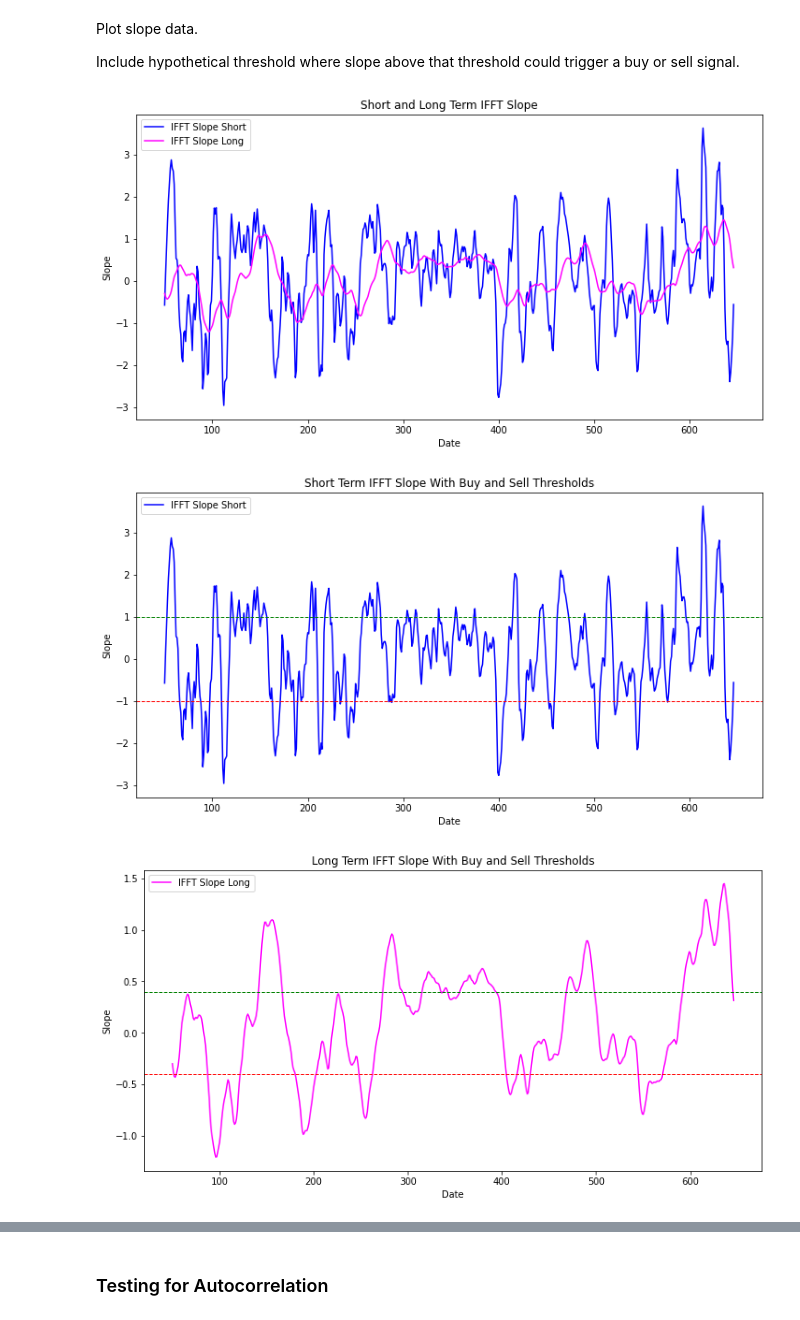
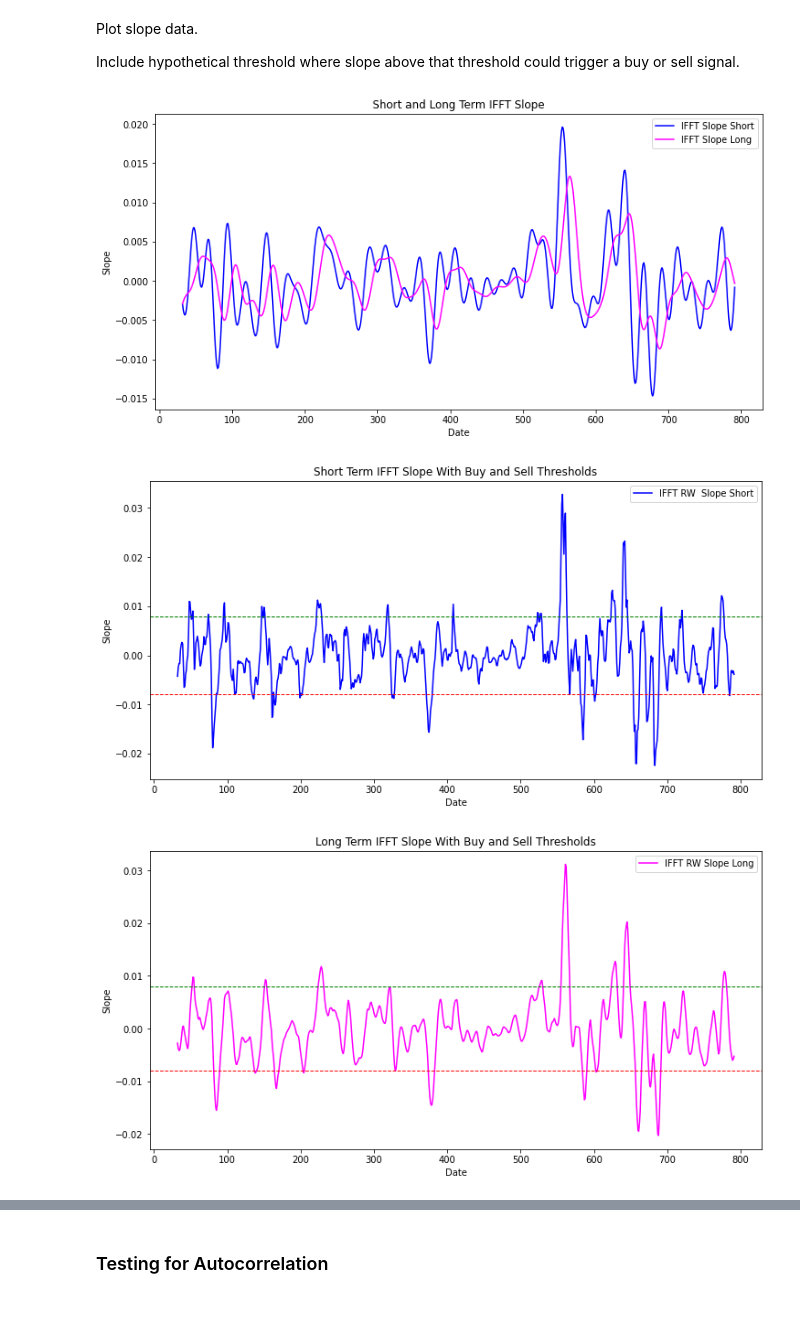
Before and after one commit to WStr99/SVM-Stock-Trend-Classifier-with-Inverse-Fast-Fourier-Transform-, a Jupyter notebook: SVM.ipynb, the cells around one changed output, grey strips where cells are left out. Cells and saved outputs as stored; diff of their text form; code cells hidden in the pictures.

```diff
--- a/SVM.ipynb
+++ b/SVM.ipynb
@@ -103,0 +111,2 @@ Function to calculate IFFT for whole dataset.
+# %%
+df['RSI'] = ta.momentum.RSIIndicator(df['Close'], window=14).rsi()
@@ -128,10 +413,2 @@ def ifft_indicator(prices, threshold, padding):
 # %% [markdown]
 Calculate rolling window for IFFT.
-# %%
-# Rolling window
-df['IFFT Rolling Window'] = np.nan
-for i in range(len(df) - window_size):
-    window_data = df.loc[i: i+window_size]
-    window_closing_prices = window_data['Close'].values
-    window_ifft_result = ifft_indicator(window_closing_prices, threshold=0.05, padding=0.5) #0.05, 0.5
-    df['IFFT Rolling Window'].iloc[i+window_size] = window_ifft_result[-1]
@@ -137,0 +433,7 @@ for i in range(len(df) - window_size):
+# %%
+# Fix dataframe
+df.reset_index(inplace=True, drop=True)
+df = df[df['IFFT RW Slope Long'] != 0]
+df = df[df['Volatility'] != 0]
+df = df.dropna()
+len(df)
@@ -163,19 +457,3 @@ An alternative to this method might be creating new columns with data for curren
-# %%
-# Calculate the slope of the IFFT
-df['IFFT Slope Short'] = 0
-df['IFFT Slope Short'] = df['IFFT Rolling Window'].diff()
-
-# Calculate long IFFT Slope
-df['IFFT Slope Long'] = 0
-for i in range(len(df)):
-    if i > slope_length:
-        df['IFFT Slope Long'].iloc[i] = (df['IFFT Rolling Window'].iloc[i] - df['IFFT Rolling Window'].iloc[i-slope_length]) / (slope_length - 1)
-
-# Fix dataframe
-df.reset_index(inplace=True, drop=True)
-df = df[df['IFFT Slope Long'] != 0]
-df = df[df['Volatility'] != 0]
-df = df.dropna()
 # %% [markdown]
 Plot slope data.
 
@@ -194,40 +472,40 @@ plt.legend()
 plt.show()
 
 # Plotting short term IFFT slope
 plt.figure(figsize=(12, 6))
-plt.plot(df.index, df['IFFT Slope Short'], label='IFFT Slope Short', color='blue')
+plt.plot(df.index, df['IFFT RW Slope Short'], label='IFFT RW  Slope Short', color='blue')
 
 # Add theoretical short slope threshold
-plt.axhline(y=1, color='green', linestyle='--', linewidth=1)
+plt.axhline(y=0.008, color='green', linestyle='--', linewidth=1)
 
 # Add theoretical short slope threshold
-plt.axhline(y=-1, color='red', linestyle='--', linewidth=1)
+plt.axhline(y=-0.008, color='red', linestyle='--', linewidth=1)
 
 # Labeling graph
 plt.title('Short Term IFFT Slope With Buy and Sell Thresholds')
 plt.xlabel('Date')
 plt.ylabel('Slope')
 plt.legend()
 plt.show()
 
 # Plotting long term IFFT slope
 plt.figure(figsize=(12, 6))
-plt.plot(df.index, df['IFFT Slope Long'], label='IFFT Slope Long', color='magenta')
+plt.plot(df.index, df['IFFT RW Slope Long'], label='IFFT RW Slope Long', color='magenta')
 
 # Add theoretical long slope threshold
-plt.axhline(y=0.4, color='green', linestyle='--', linewidth=1)
+plt.axhline(y=0.008, color='green', linestyle='--', linewidth=1)
 
 # Add theoretical long slope threshold
-plt.axhline(y=-0.4, color='red', linestyle='--', linewidth=1)
+plt.axhline(y=-0.008, color='red', linestyle='--', linewidth=1)
 
 # Labeling graph
 plt.title('Long Term IFFT Slope With Buy and Sell Thresholds')
 plt.xlabel('Date')
 plt.ylabel('Slope')
 plt.legend()
 plt.show()
 # %% [output]
-[figure, old version]
+[figure, new version]
-[figure, old version]
+[figure, new version]
-[figure, old version]
+[figure, new version]
 # %% [markdown]
```
Also changed, not shown: parts of 55 cells of this notebook.
